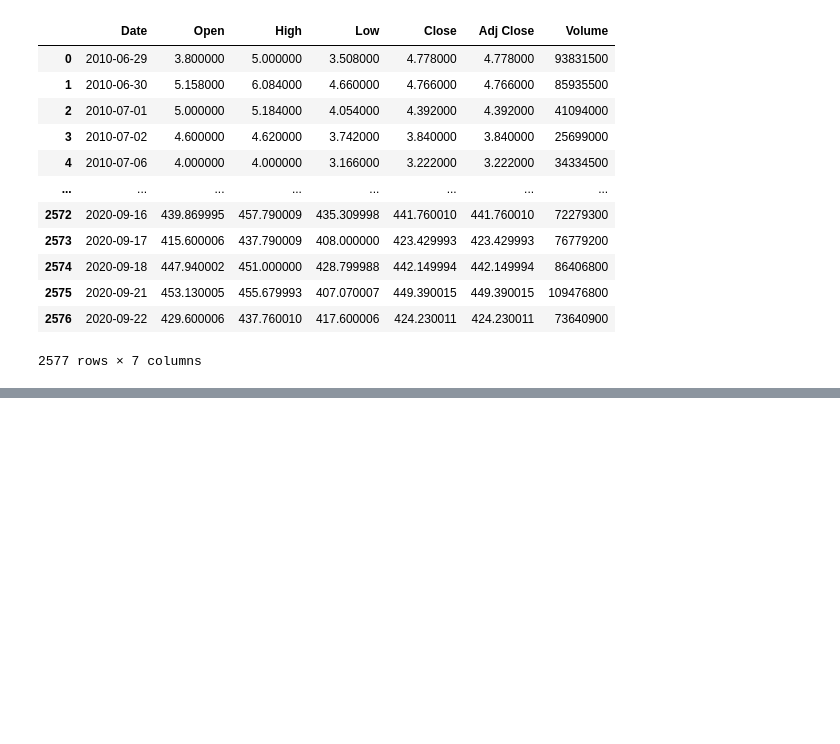
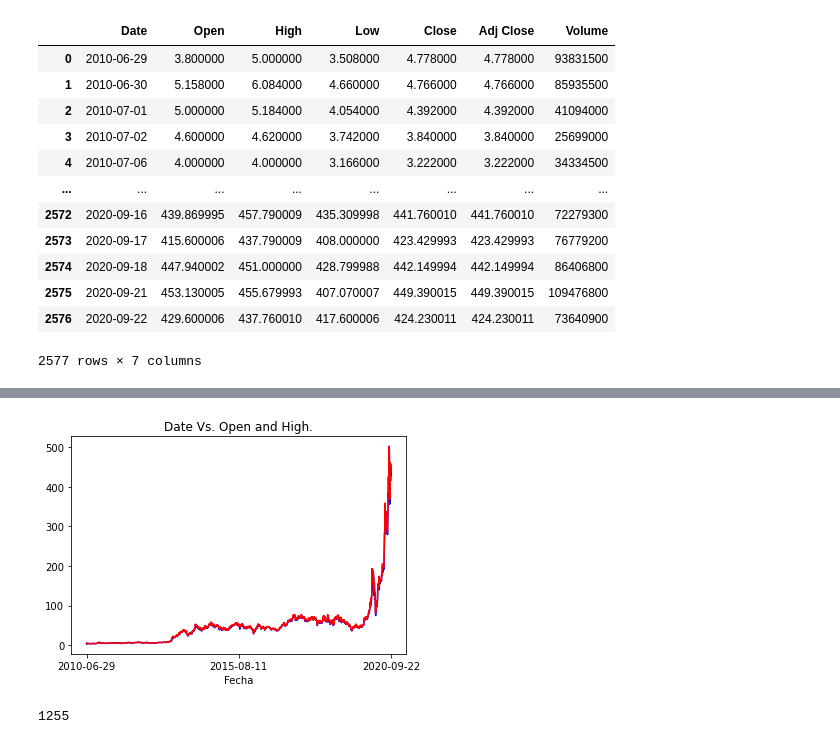
Before and after one commit to samborja/HOMEWORK_2, a Jupyter notebook: HOMEWORK_2.ipynb, the cells around one changed output, grey strips where cells are left out. Drawn from its saved outputs; the diff is of its cells as text; code cells hidden in the pictures; blank space fills up the shorter version.

```diff
--- a/HOMEWORK_2.ipynb
+++ b/HOMEWORK_2.ipynb
@@ -21,0 +54,2 @@ tesla
+# %%
+tesla.Close = tesla.Close.astype(int)
@@ -21,0 +245,23 @@ tesla
+# %%
+x = tesla['Date']
+y = tesla['Open']
+y2 = tesla['High']
+
+plt.xlabel('Fecha')
+
+plt.title('Date Vs. Open and High.')
+
+plt.xticks([0, 1288, 2576])
+
+plt.plot(x, y, color = 'b', label = 'Open')
+plt.plot(x, y2, color = 'r', label = 'High')
+plt.show()
+# %% [output]
+[figure, added]
+# %%
+tesla.High = tesla.High.astype(str)
+tesla['High'] = tesla['High'].str.lower()
+nuevelen = len(tesla[tesla['High'].str.contains('9')])
+nuevelen
+# %% [output]
+1255
```
Also changed, not shown: parts of 20 cells of this notebook.
